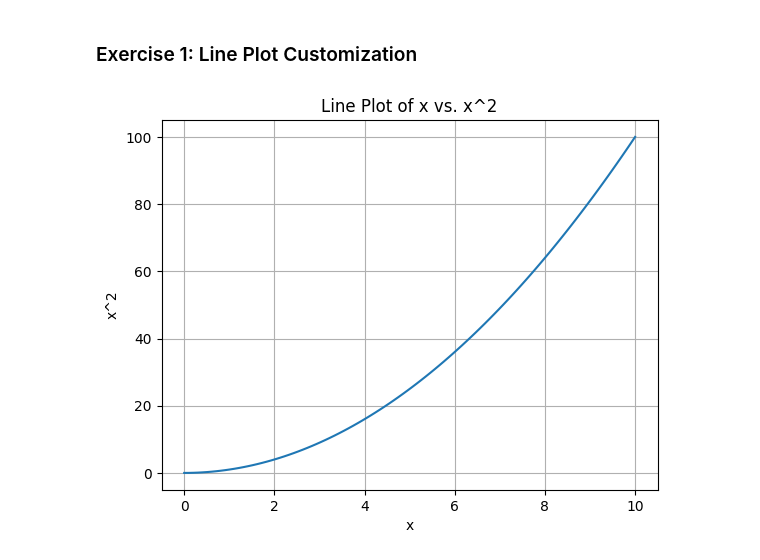
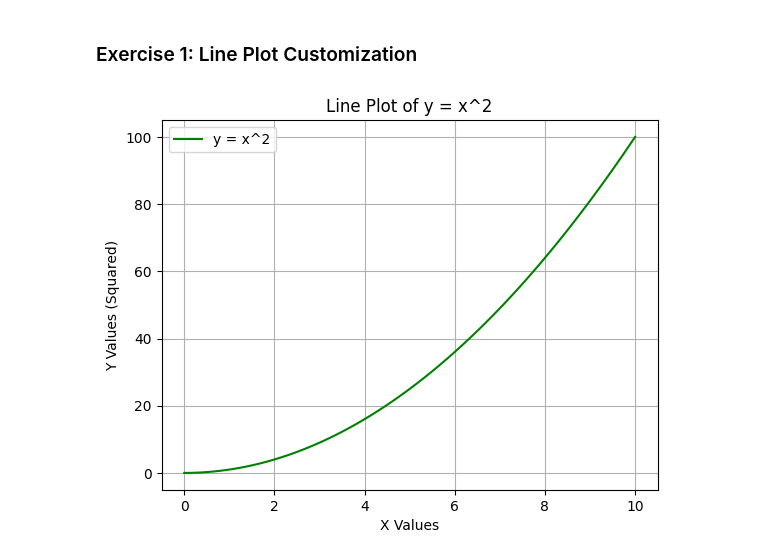
Before and after one commit to gayatrik2/python-jupyter-template, a Jupyter notebook: src/1-line-plot.ipynb, the cells around one changed output. Drawn from its saved outputs; the diff is of its cells as text; code cells hidden in the pictures.

```diff
--- a/src/1-line-plot.ipynb
+++ b/src/1-line-plot.ipynb
@@ -4,20 +4,25 @@
 # TASK: Create a line plot with x values ranging from 0 to 10 and y values as the square of x.
 # Customize the plot by adding a title, labels for both axes, and a grid.
 # %%
-try:
-    import matplotlib.pyplot as plt
-    import numpy as np
-except ImportError as e:
-    print(f"Error: {e}. Please ensure that matplotlib and numpy are installed.")
+import matplotlib.pyplot as plt
+import numpy as np
+
 
 x = np.linspace(0, 10, 100)
 y = x ** 2
 
-plt.plot(x, y)
-plt.xlabel('x')
-plt.ylabel('x^2')
-plt.title('Line Plot of x vs. x^2')
+plt.plot(x, y, color='green', label='y = x^2')
+
+
+plt.title('Line Plot of y = x^2')
+plt.xlabel('X Values')
+plt.ylabel('Y Values (Squared)')
+
+
 plt.grid(True)
+
+
+plt.legend()
 plt.show()
 # %% [output]
-[figure, old version]
+[figure, new version]
```
Also changed, not shown: 5 other files.
